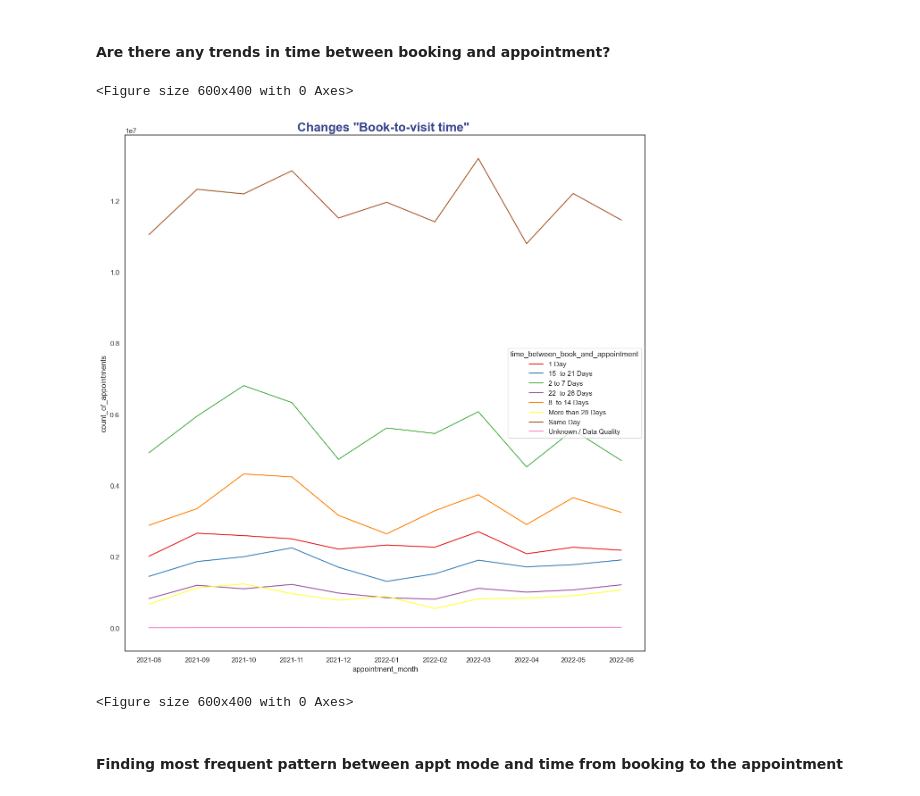
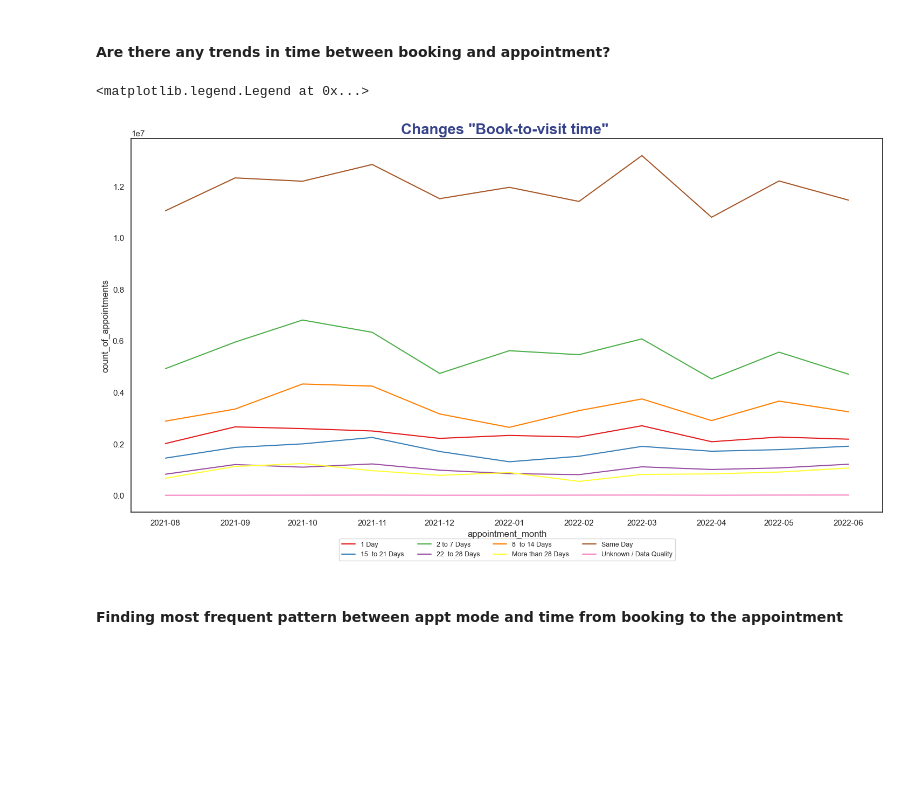
Before and after one commit to DimaBrikach/NHS_Assignment, a Jupyter notebook: Dzmitry_Brykach_DA201_Assignment.ipynb, the cells around one changed output. Cells and saved outputs as stored; diff of their text form; code cells hidden in the pictures; blank space fills up the shorter version.

```diff
--- a/Dzmitry_Brykach_DA201_Assignment.ipynb
+++ b/Dzmitry_Brykach_DA201_Assignment.ipynb
@@ -874,13 +879,12 @@ plt.figure(figsize=(8,4))
 # %%
 # see how this time differs in course of time
 book_to_visit_time = appts_regional_agg.groupby(['appointment_month', 'time_between_book_and_appointment'])['count_of_appointments'].sum().reset_index()
-
+plt.figure(figsize=(18, 9))
 sns.lineplot(x="appointment_month", y="count_of_appointments", hue='time_between_book_and_appointment', data=book_to_visit_time,errorbar=None, palette='Set1').set_title('Changes "Book-to-visit time" ',fontsize=20, fontweight='bold',color='#36438A', fontfamily='arial')
-plt.figure(figsize=(6, 4))
+plt.legend(bbox_to_anchor=(0.5, -0.1),fontsize=9, ncol=4, loc='center')
 # %% [output]
-<Figure size 600x400 with 0 Axes>
+<matplotlib.legend.Legend at 0x...>
-[figure, old version]
+[figure, new version]
-<Figure size 600x400 with 0 Axes>
 # %% [markdown]
 #### Finding most frequent pattern between appt mode and time from booking to the appointment
 # %%
```
Also changed, not shown: parts of 19 cells of this notebook, 16 other files.
